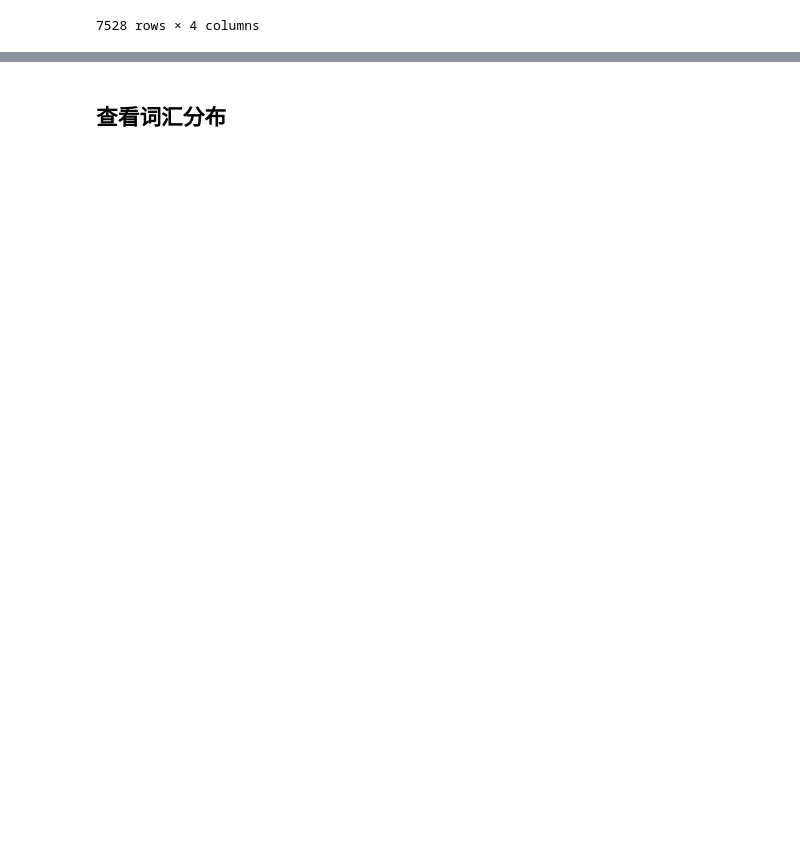
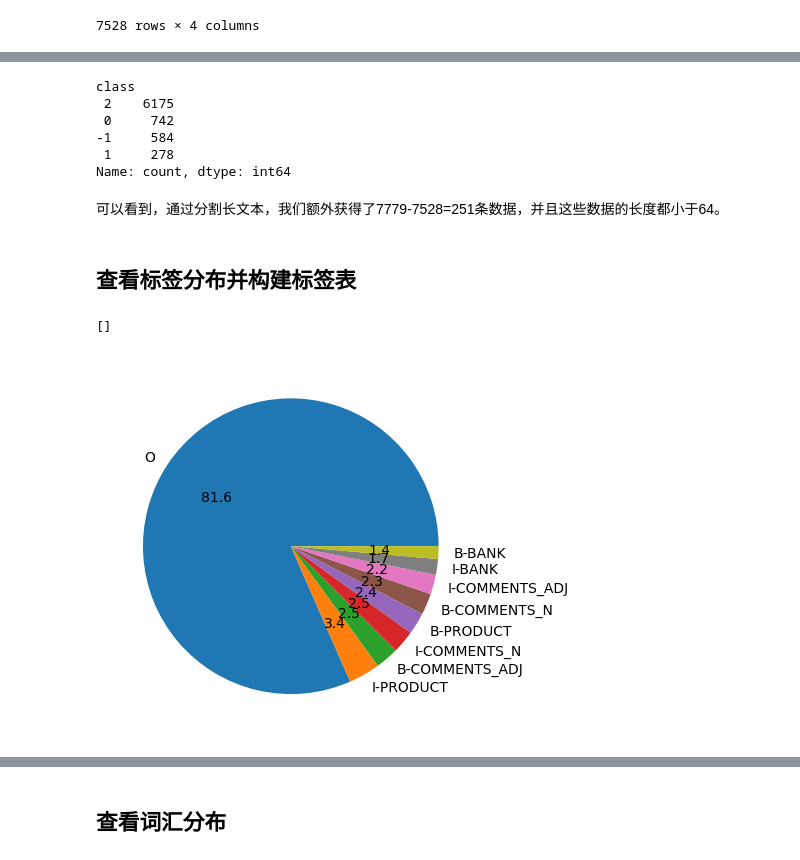
Before and after one commit to ChanLee9/NER, a Jupyter notebook: pre_process.ipynb, the cells around one changed output, grey strips where cells are left out. Cells and saved outputs as stored; diff of their text form; code cells hidden in the pictures; blank space fills up the shorter version.

```diff
--- a/pre_process.ipynb
+++ b/pre_process.ipynb
@@ -91,0 +154,28 @@ longest text length: 161
+# %%
+new_data["class"].value_counts()
+# %% [output]
+class
+ 2    6175
+ 0     742
+-1     584
+ 1     278
+Name: count, dtype: int64
+# %% [markdown]
+可以看到，通过分割长文本，我们额外获得了7779-7528=251条数据，并且这些数据的长度都小于64。
+# %% [markdown]
+## 查看标签分布并构建标签表
+# %%
+def get_label_freq(data):
+    labels = {}
+    for i in range(len(data)):
+        cur_label = data.iloc[i, 2].split()
+        for label in cur_label:
+            labels[label] = labels.get(label, 0) + 1
+    return dict(sorted(labels.items(), key=lambda x: x[1], reverse=True))
+label_freq = get_label_freq(new_data)
+
+plt.pie(label_freq.values(), labels=label_freq.keys(), autopct='%.1f')
+plt.plot()
+# %% [output]
+[]
+[figure, added]
```
Also changed, not shown: parts of 23 cells of this notebook, 8 other files.
